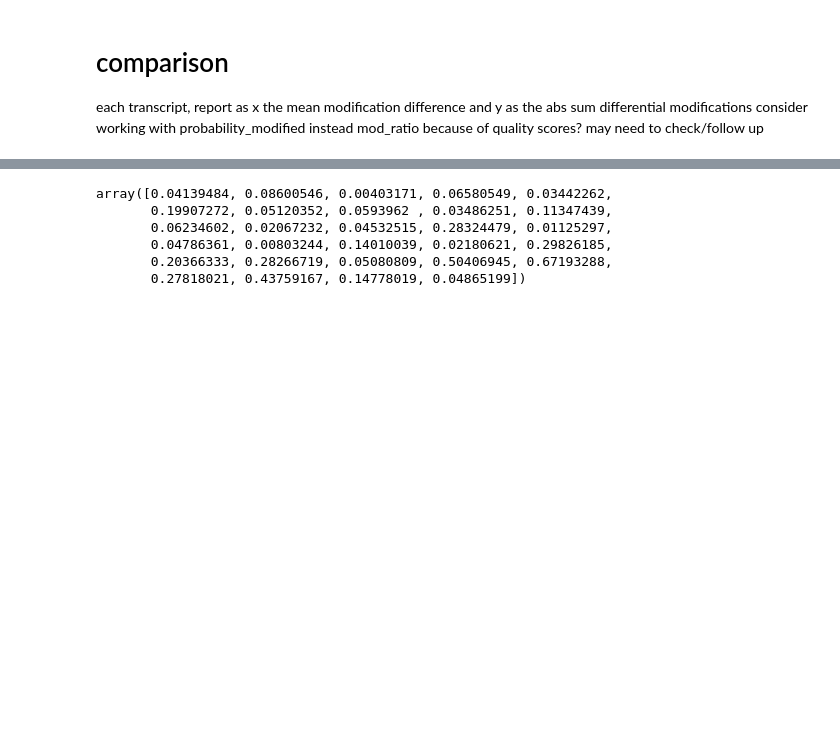
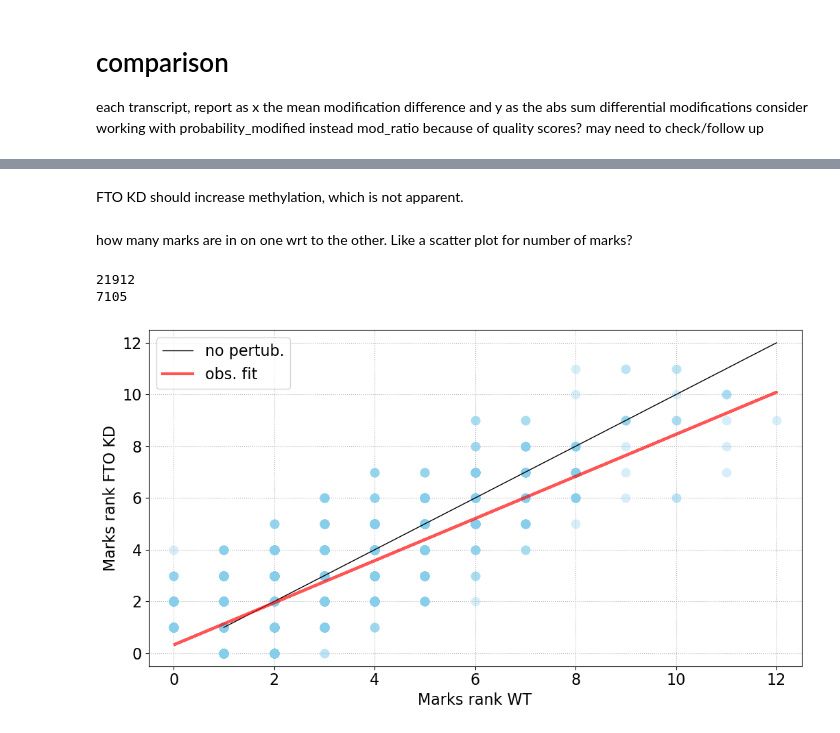
Before and after one commit to adelomana/oskjuhlid, a Jupyter notebook: analysis/filter.ipynb, the cells around one changed output, grey strips where cells are left out. Drawn from its saved outputs; the diff is of its cells as text; code cells hidden in the pictures; blank space fills up the shorter version.

```diff
--- a/analysis/filter.ipynb
+++ b/analysis/filter.ipynb
@@ -156,9 +114,68 @@ cdf_fto
-# %%
-probs_fto
-# %% [output]
-array([0.04139484, 0.08600546, 0.00403171, 0.06580549, 0.03442262,
-       0.19907272, 0.05120352, 0.0593962 , 0.03486251, 0.11347439,
-       0.06234602, 0.02067232, 0.04532515, 0.28324479, 0.01125297,
-       0.04786361, 0.00803244, 0.14010039, 0.02180621, 0.29826185,
-       0.20366333, 0.28266719, 0.05080809, 0.50406945, 0.67193288,
-       0.27818021, 0.43759167, 0.14778019, 0.04865199])
+# %% [markdown]
+FTO KD should increase methylation, which is not apparent.
+# %% [markdown]
+how many marks are in on one wrt to the other. Like a scatter plot for number of marks?
+# %%
+%%time
+
+all_transcripts = list(set(df_control.index) & set(df_fto.index))
+all_transcripts.sort()
+print(len(all_transcripts))
+
+vx = []; vy = []
+
+for i in range(int(len(all_transcripts)*1.0)):
+
+    x = 0; y = 0
+    transcript = all_transcripts[i]
+
+    ss_control = df_control.loc[transcript, ]
+    ss_fto = df_fto.loc[transcript, ]
+
+    if (isinstance(ss_control, pandas.DataFrame) == False) | (isinstance(ss_fto, pandas.DataFrame) == False):
+        pass
+    else:
+        common_locations = list(set(ss_control['transcript_position']) & set(ss_fto['transcript_position']))
+        if len(common_locations) < 1:
+            pass
+        else:
+
+            common_locations.sort()
+
+            cdf_control = ss_control[ss_control['transcript_position'].isin(common_locations)]
+            cdf_fto = ss_fto[ss_fto['transcript_position'].isin(common_locations)]
+
+            probs_control = cdf_control['probability_modified'].values
+            probs_fto = cdf_fto['probability_modified'].values
+
+            for i in range(len(probs_control)):
+                if probs_control[i] > 0.9:
+                    x = x + 1
+                if probs_fto[i] > 0.9:
+                    y = y + 1
+
+    # appending if necessary
+    if (x != 0) or (y != 0):
+        vx.append(x); vy.append(y)
+
+print(len(vx))
+matplotlib.pyplot.plot(vx, vy, 'o', alpha=1/3, color='skyblue', mew=0, markersize=10)
+matplotlib.pyplot.plot([1, 12], [1, 12], ls='-', lw=1, color='black', label='no pertub.')
+
+result = scipy.stats.linregress(vx, vy)
+yhat = result.slope*numpy.array(vx) + result.intercept
+matplotlib.pyplot.plot(vx, yhat, ls='-', lw=3, color='red', label='obs. fit', alpha=2/3)
+
+matplotlib.pyplot.xlim(-0.5, 12.5)
+matplotlib.pyplot.ylim(-0.5, 12.5)
+
+matplotlib.pyplot.xlabel('Marks rank WT')
+matplotlib.pyplot.ylabel('Marks rank FTO KD')
+matplotlib.pyplot.legend()
+matplotlib.pyplot.grid(ls=':', zorder=0)
+matplotlib.pyplot.tight_layout()
+matplotlib.pyplot.show()
+# %% [output]
+21912
+7105
+[figure, added]
```
Also changed, not shown: parts of 8 cells of this notebook, 3 other files.
